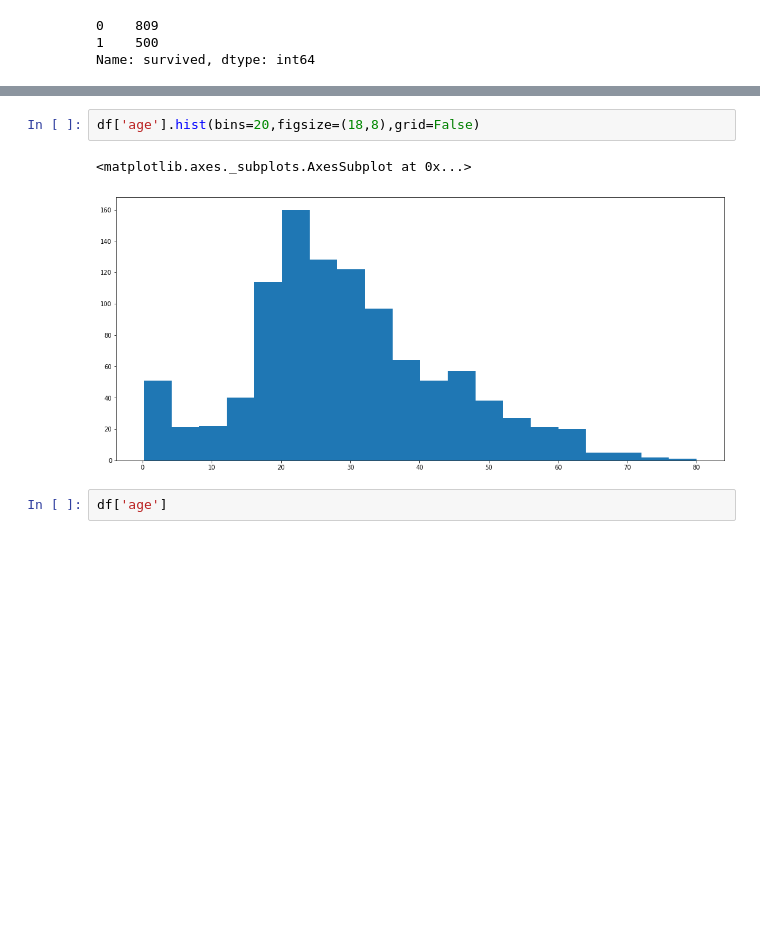
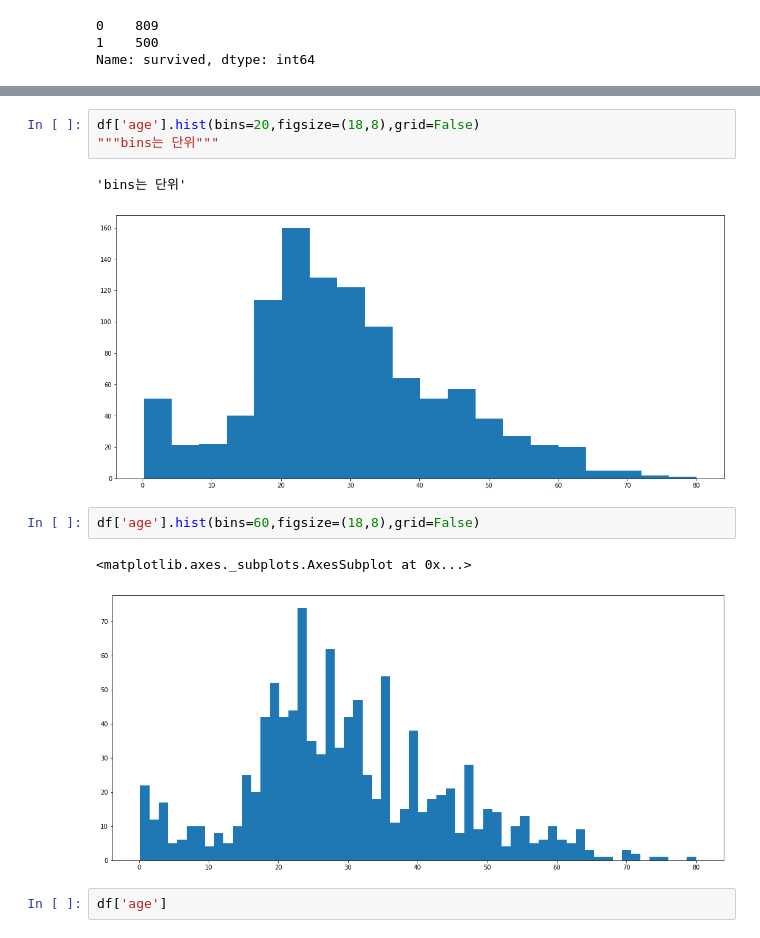
Before and after one commit to gotocernlikelion/study_ai, a Jupyter notebook: day01.ipynb, the cells around one changed output, grey strips where cells are left out. Saved outputs shown, nothing was run; the diff lists cells and outputs as text; blank space fills up the shorter version.

```diff
--- a/day01.ipynb
+++ b/day01.ipynb
@@ -96,9 +101,15 @@ sns.countplot('survived',data=df, ax=ax[1])
 [figure]
 # %%
 df['age'].hist(bins=20,figsize=(18,8),grid=False)
+"""bins는 단위"""
 # %% [output]
-<matplotlib.axes._subplots.AxesSubplot at 0x...>
+'bins는 단위'
 [figure]
+# %%
+df['age'].hist(bins=60,figsize=(18,8),grid=False)
+# %% [output]
+<matplotlib.axes._subplots.AxesSubplot at 0x...>
+[figure, added]
 # %%
 df['age']
 # %% [output]
```
Also changed, not shown: parts of 8 cells of this notebook.
